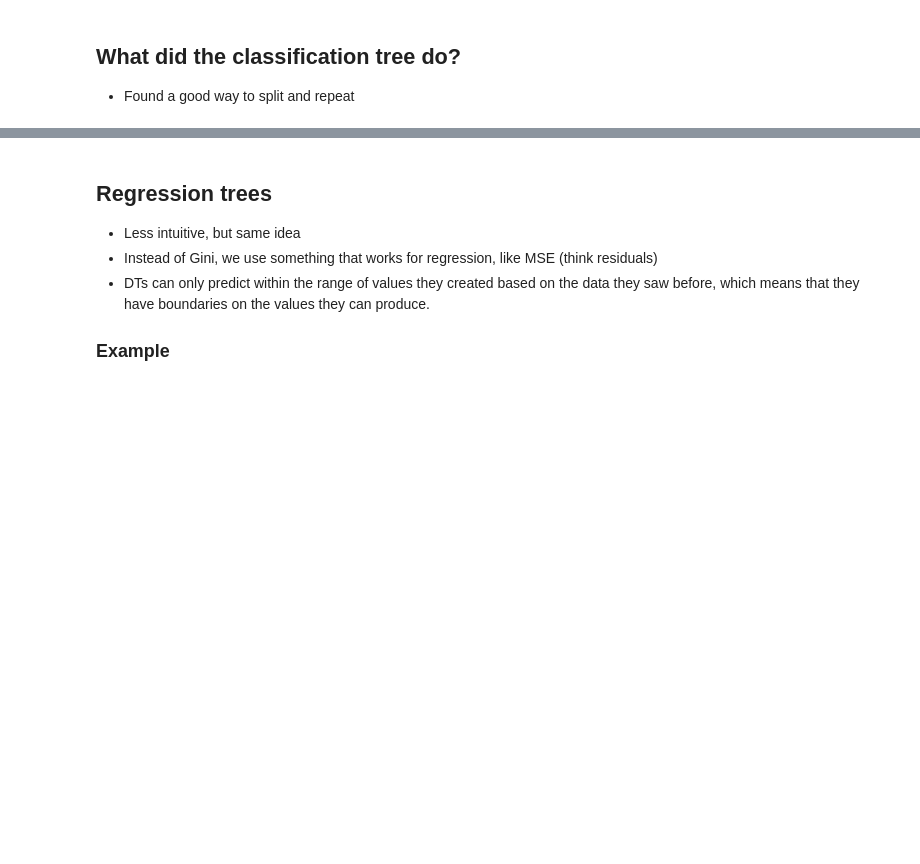
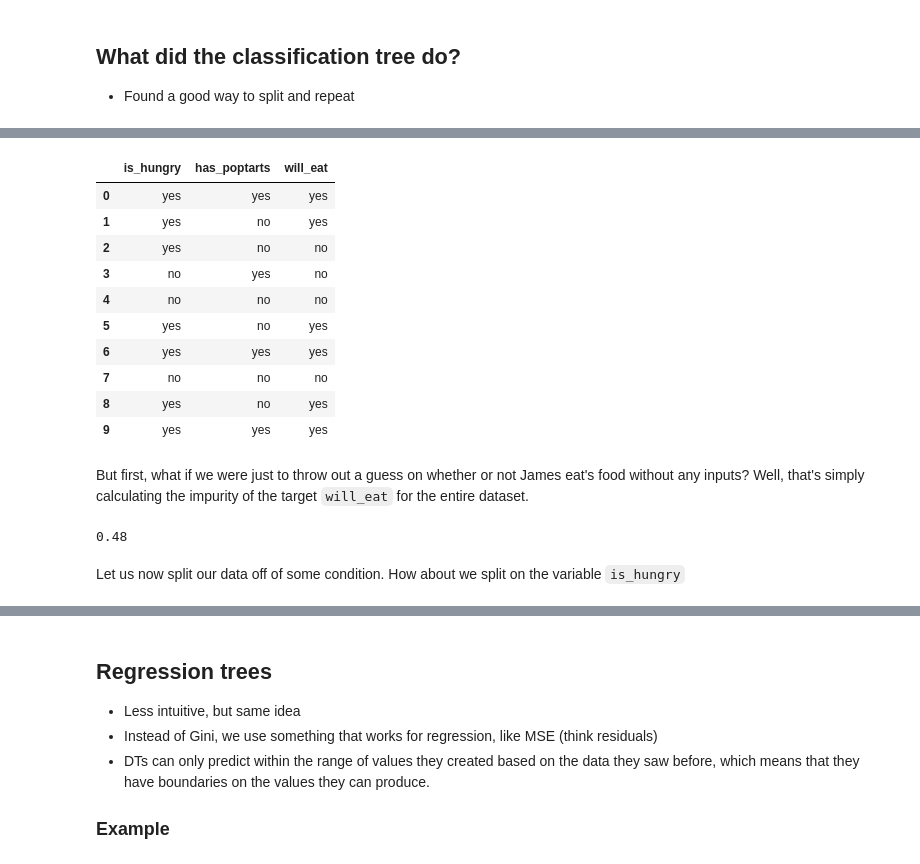
Before and after one commit to jcbain/lighthouse_lectures, a Jupyter notebook: data-science/w05d03_trees_forests/src/notebooks/trees.ipynb, the cells around one changed output, grey strips where cells are left out. Saved outputs shown, nothing was run; the diff lists cells and outputs as text; code cells hidden in the pictures; blank space fills up the shorter version.

Commit message:
update section on gini impurity with a bit more description

```diff
--- a/data-science/w05d03_trees_forests/src/notebooks/trees.ipynb
+++ b/data-science/w05d03_trees_forests/src/notebooks/trees.ipynb
@@ -179,0 +192,23 @@ calculate_gini_impurity(np.array([1, 2]))
+# %%
+eat = pd.read_csv("../data/does_james_eat.csv")
+eat
+# %% [output]
+|  | is_hungry | has_poptarts | will_eat |
+| 0 | yes | yes | yes |
+| 1 | yes | no | yes |
+| 2 | yes | no | no |
+| 3 | no | yes | no |
+| 4 | no | no | no |
+| 5 | yes | no | yes |
+| 6 | yes | yes | yes |
+| 7 | no | no | no |
+| 8 | yes | no | yes |
+| 9 | yes | yes | yes |
+# %% [markdown]
+But first, what if we were just to throw out a guess on whether or not James eat's food without any inputs? Well, that's simply calculating the impurity of the target `will_eat` for the entire dataset.
+# %%
+calculate_gini_impurity(eat['will_eat'])
+# %% [output]
+0.48
+# %% [markdown]
+Let us now split our data off of some condition. How about we split on the variable `is_hungry`
```
Also changed, not shown: parts of 10 cells of this notebook, 1 other file.
